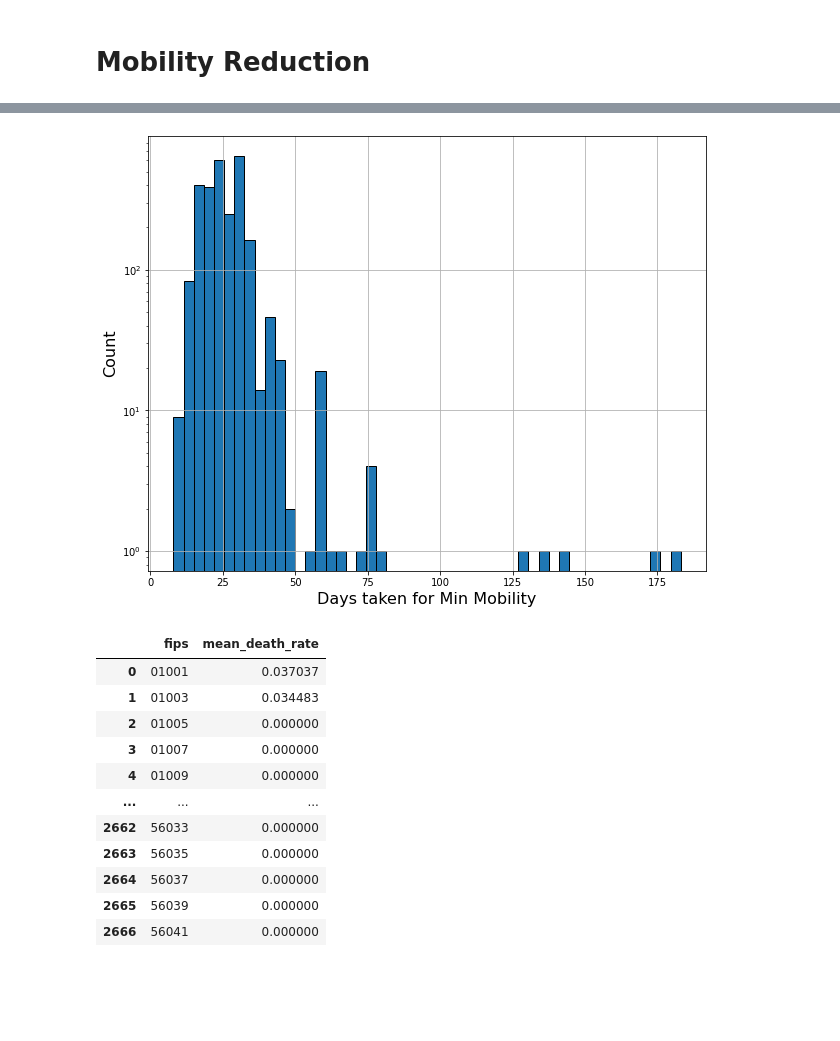
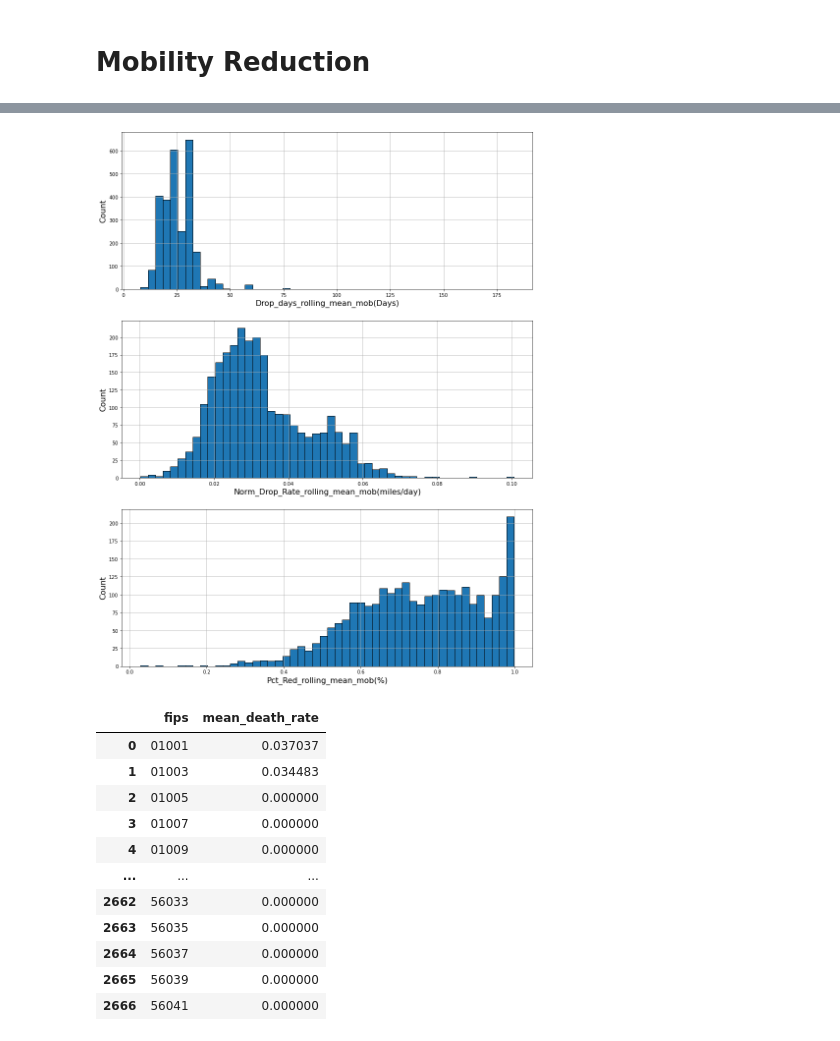
Before and after one commit to swami84/US_Mobility_COVID, a Jupyter notebook: Notebook_Model_Mobility Reduction.ipynb, the cells around one changed output, grey strips where cells are left out. Cells and saved outputs as stored; diff of their text form; code cells hidden in the pictures; blank space fills up the shorter version.

```diff
--- a/Notebook_Model_Mobility Reduction.ipynb
+++ b/Notebook_Model_Mobility Reduction.ipynb
@@ -101,8 +88,12 @@ plot_metric(df_mob_spend_red,'Pct_Red_rolling_mean_mob','Reduction in Mobility d
-# %%
-plot_metric(df_mob_spend_red,'Drop_days_rolling_mean_mob','Days taken for Min Mobility')
-plt.yscale('log')
-# %% [output]
-[figure, removed]
+# %%
+target_cols = df_mob_spend_red.columns[-3:]
+f, axes = plt.subplots(3, 1,figsize=(15,20), sharex=False)
+for ax,col,unit in zip(axes.flatten(),target_cols,units):
+    df_mob_spend_red[col].hist(bins=50,ax=ax)
+    ax.set_xlabel(col + '(' + unit + ')',fontsize=16)
+    ax.set_ylabel('Count',fontsize=16)
+# %% [output]
+[figure, added]
 # %%
 df_covid_case_mean = pd.DataFrame(columns=['fips','mean_case_rate' ])
 df_covid_death_mean = pd.DataFrame(columns=['fips','mean_death_rate' ])
```
Also changed, not shown: parts of 3 cells of this notebook.
